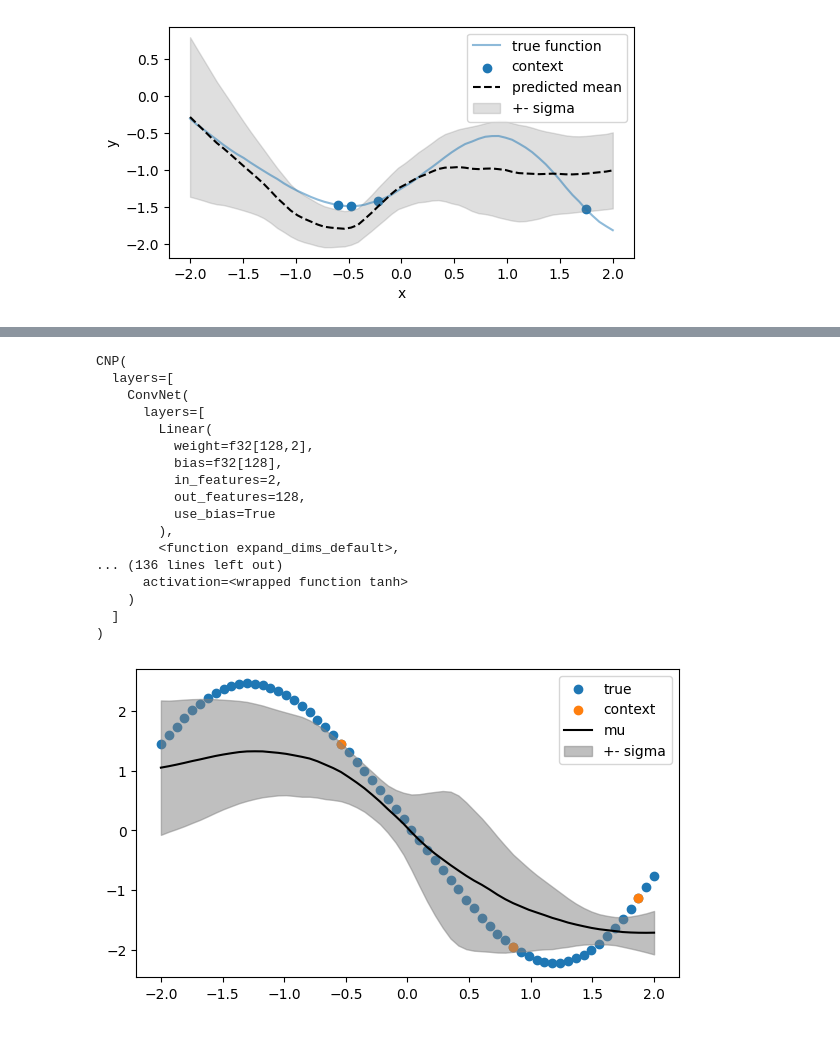
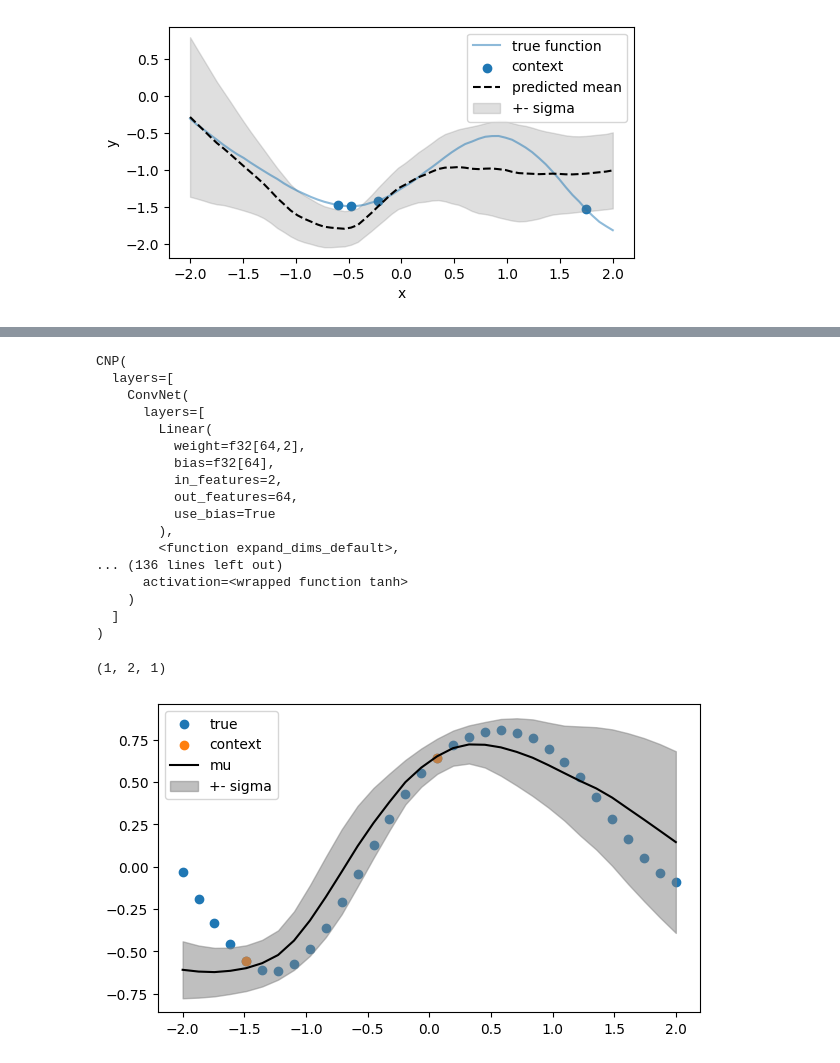
Before and after one commit to sscivier/neural-process-example, a Jupyter notebook: cnp_example.ipynb, the cells around one changed output, grey strips where cells are left out. Cells and saved outputs as stored; diff of their text form; code cells hidden in the pictures.

```diff
--- a/cnp_example.ipynb
+++ b/cnp_example.ipynb
@@ -1025,8 +1051,8 @@ plt.show()
 (448,)
 [figure]
 # %%
-N_FUNCTIONS = 512
-N_POINTS = 64
+N_FUNCTIONS = 256
+N_POINTS = 32
 RHO = 1.0
 SIGMA = 2.0
 DOMAIN = 2
@@ -1034,7 +1060,7 @@ NORM_SCALE = 4
 
 SPLIT = 0.8
 BATCH_SIZE = 32
-N_CONTEXT = 16
+N_CONTEXT = 8
 N_TARGET = 32
 
 # ENCODER_DIM = 128  # latent dimension of the encoder
@@ -1081,8 +1107,13 @@ print(len(train_loader))
 # %%
 key, *subkeys = random.split(key, 3)
 
-enc_architecture = generate_architecture_input()
-dec_architecture = generate_architecture_input()
+# enc_architecture = generate_architecture_input()
+# write_architecture_to_file(enc_architecture, './trained-models/encoder.json')
+enc_architecture = read_architecture_from_file('./trained-models/encoder.json')
+
+# dec_architecture = generate_architecture_input()
+# write_architecture_to_file(dec_architecture, './trained-models/decoder.json')
+dec_architecture = read_architecture_from_file('./trained-models/decoder.json')
 
 encoder = ConvNet(enc_architecture, subkeys[0])
 decoder = ConvNet(dec_architecture, subkeys[1])
@@ -1140,10 +1172,10 @@ CNP(
     ConvNet(
       layers=[
         Linear(
-          weight=f32[128,2],
-          bias=f32[128],
+          weight=f32[64,2],
+          bias=f32[64],
           in_features=2,
-          out_features=128,
+          out_features=64,
           use_bias=True
         ),
         <function expand_dims_default>,
@@ -1156,31 +1188,34 @@ CNP(
 key, subkey = random.split(key, 2)
 x_test, y_test = sample_gp(subkey, 1, DOMAIN, N_POINTS, 1.0, 2.0)
 
-# y_test_norm, min_val, max_val = normalize(y_test, NORM_SCALE)
+y_test_norm, min_val, max_val = normalize(y_test, NORM_SCALE)
 
-key, *subkeys = random.split(key, 3)
-x_test_context, y_test_context, _, _ = split_data(subkeys, x_test, y_test, 4, N_POINTS)
+key, *subkeys = random.split(key, 4)
+x_test_context, y_test_context, _, _ = split_data(subkeys, x_test, y_test_norm, 8, N_POINTS)
+print(y_test_context.shape)
+# %% [output]
+(1, 2, 1)
 # %%
 y_preds = model(x_test_context, y_test_context, x_test)
 
-# y_mu = unnormalize(jnp.squeeze(y_preds.mean), min_val, max_val, NORM_SCALE)
-# y_sigma = unnormalize_std(jnp.squeeze(jnp.sqrt(y_preds.variance)), min_val, max_val, NORM_SCALE)
+y_mu = unnormalize(jnp.squeeze(y_preds.mean), min_val, max_val, NORM_SCALE)
+y_sigma = unnormalize_std(jnp.squeeze(jnp.sqrt(y_preds.variance)), min_val, max_val, NORM_SCALE)
 
-y_mu = jnp.squeeze(y_preds.mean)
-y_sigma = jnp.squeeze(jnp.sqrt(y_preds.variance))
+# y_mu = jnp.squeeze(y_preds.mean)
+# y_sigma = jnp.squeeze(jnp.sqrt(y_preds.variance))
 # %%
 x_plot = np.squeeze(x_test)
 
 fig, ax = plt.subplots(figsize=(7, 4))
 
 ax.scatter(x_plot, jnp.squeeze(y_test), label="true")
-# ax.scatter(x_test_context, unnormalize(y_test_context_norm, min_val, max_val, NORM_SCALE), label="context")
-ax.scatter(x_test_context, y_test_context, label="context")
+ax.scatter(x_test_context, unnormalize(y_test_context, min_val, max_val, NORM_SCALE), label="context")
+# ax.scatter(x_test_context, y_test_context, label="context")
 ax.plot(x_plot, y_mu, c='k', label='mu')
 ax.fill_between(x_plot, y_mu - y_sigma, y_mu + y_sigma, color='grey', alpha=0.5, label="+- sigma")
 
 ax.legend()
 
 plt.show()
 # %% [output]
-[figure, old version]
+[figure, new version]
```
Also changed, not shown: parts of 10 cells of this notebook.
